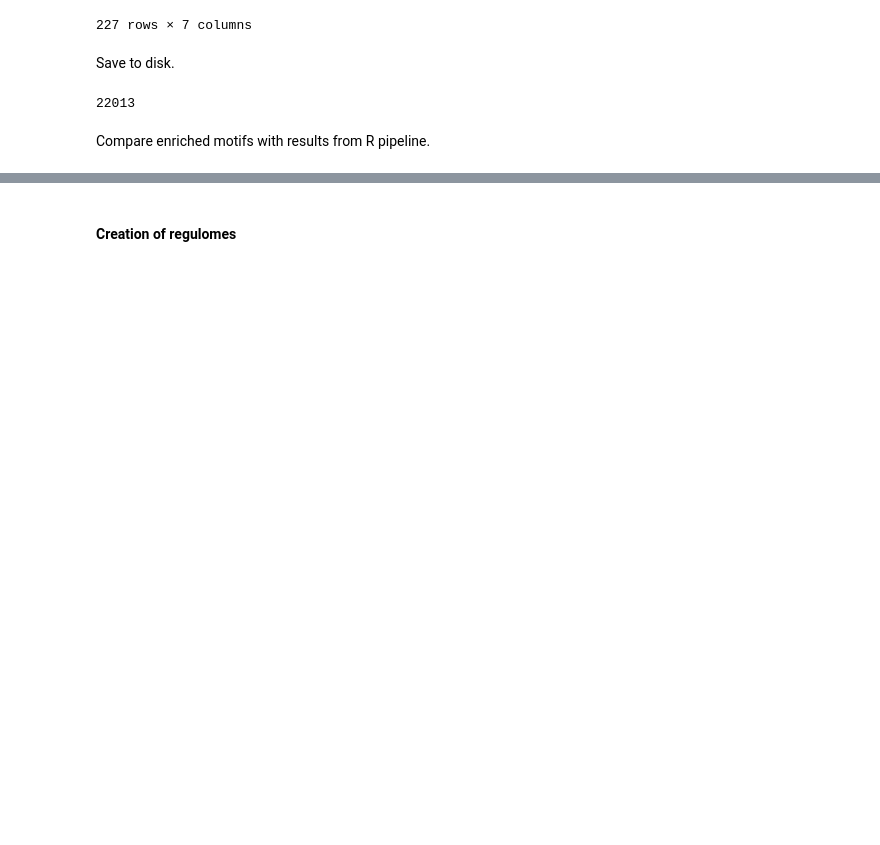
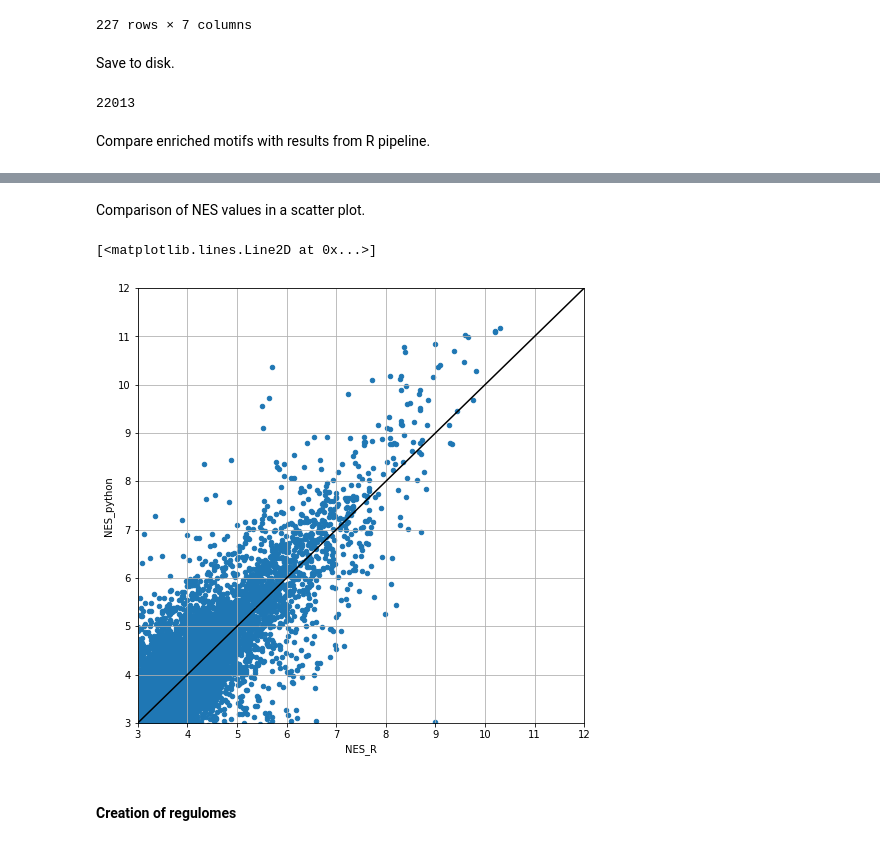
Before and after one commit to aertslab/pySCENIC, a Jupyter notebook: notebooks/pySCENIC - Comparison to R implementation of the pipeline.ipynb, the cells around one changed output, grey strips where cells are left out. Cells and saved outputs as stored; diff of their text form; code cells hidden in the pictures; blank space fills up the shorter version.

```diff
--- a/notebooks/pySCENIC - Comparison to R implementation of the pipeline.ipynb
+++ b/notebooks/pySCENIC - Comparison to R implementation of the pipeline.ipynb
@@ -381,3 +476,14 @@ df.sort_values(by=[('Enrichment', 'NES')], ascending=False).sort_index(level=0).
+# %% [markdown]
+Comparison of NES values in a scatter plot.
+# %%
+fig, ax = plt.subplots(figsize=(8,8))
+c_df.plot.scatter(x='NES_R', y='NES_python', ax=ax, grid=True)
+plt.xlim([3, 12])
+plt.ylim([3, 12])
+plt.plot([3, 12], [3, 12], 'k-')
+# %% [output]
+[<matplotlib.lines.Line2D at 0x...>]
+[figure, added]
 # %% [markdown]
 #### Creation of regulomes
 # %%
```
Also changed, not shown: parts of 51 cells of this notebook, 4 other files.
